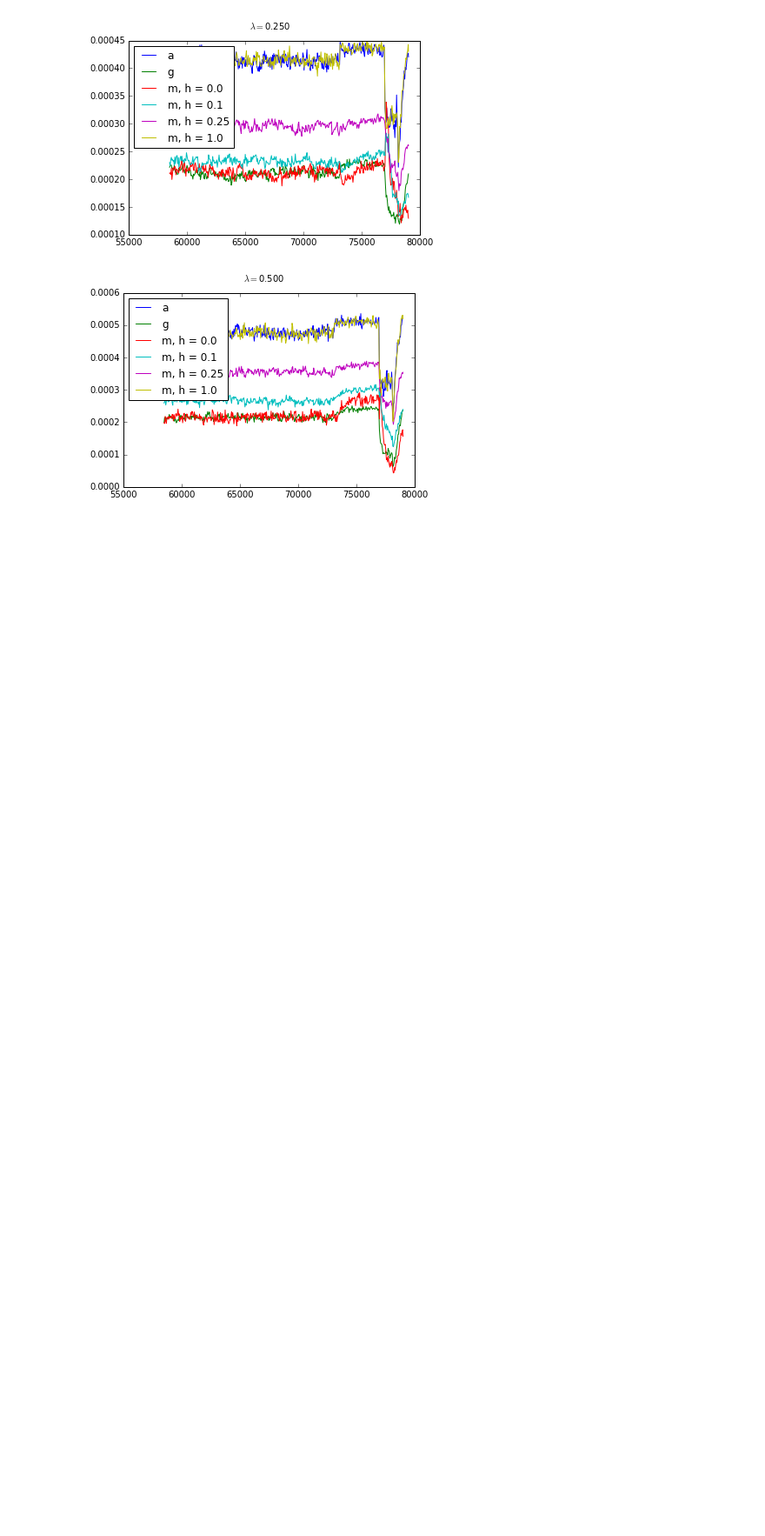
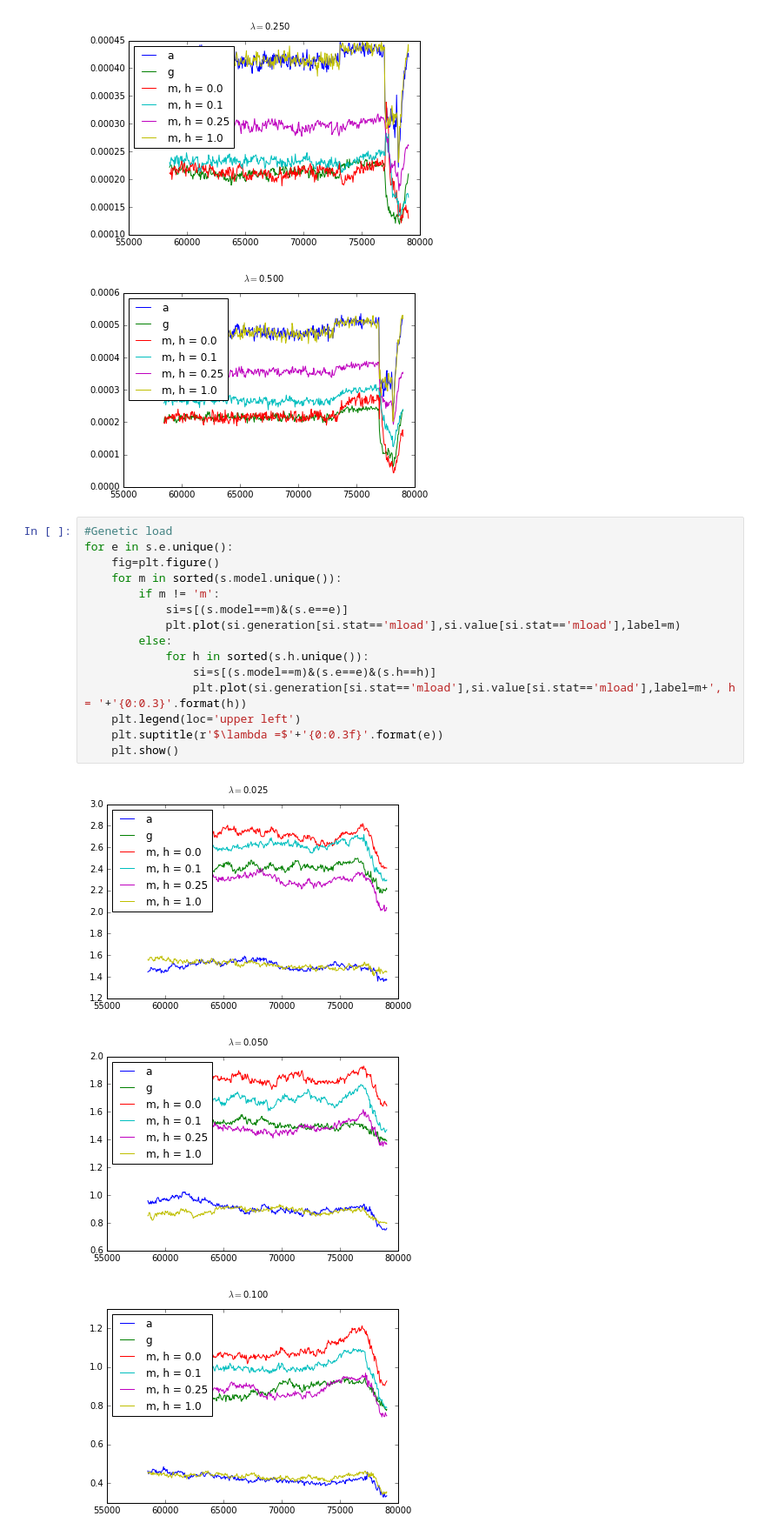
Before and after one commit to molpopgen/TennessenEAonly, a Jupyter notebook: Stats.ipynb, the cells around one changed output. Shown: that part at 87% size. Drawn from its saved outputs; the diff is of its cells as text; blank space fills up the shorter version.

Commit message:
more pre-processing. plot load

```diff
--- a/Stats.ipynb
+++ b/Stats.ipynb
@@ -84,3 +121,22 @@ for e in s.e.unique():
 [figure]
 [figure]
 [figure]
+# %%
+#Genetic load
+for e in s.e.unique():
+    fig=plt.figure()
+    for m in sorted(s.model.unique()):
+        if m != 'm':
+            si=s[(s.model==m)&(s.e==e)]
+            plt.plot(si.generation[si.stat=='mload'],si.value[si.stat=='mload'],label=m)
+        else:
+            for h in sorted(s.h.unique()):
+                si=s[(s.model==m)&(s.e==e)&(s.h==h)]
+                plt.plot(si.generation[si.stat=='mload'],si.value[si.stat=='mload'],label=m+', h = '+'{0:0.3}'.format(h))
+    plt.legend(loc='upper left')
+    plt.suptitle(r'$\lambda =$'+'{0:0.3f}'.format(e))
+    plt.show()
+# %% [output]
+[figure, added]
+[figure, added]
+[figure, added]
```
Also changed, not shown: parts of 3 cells of this notebook.
